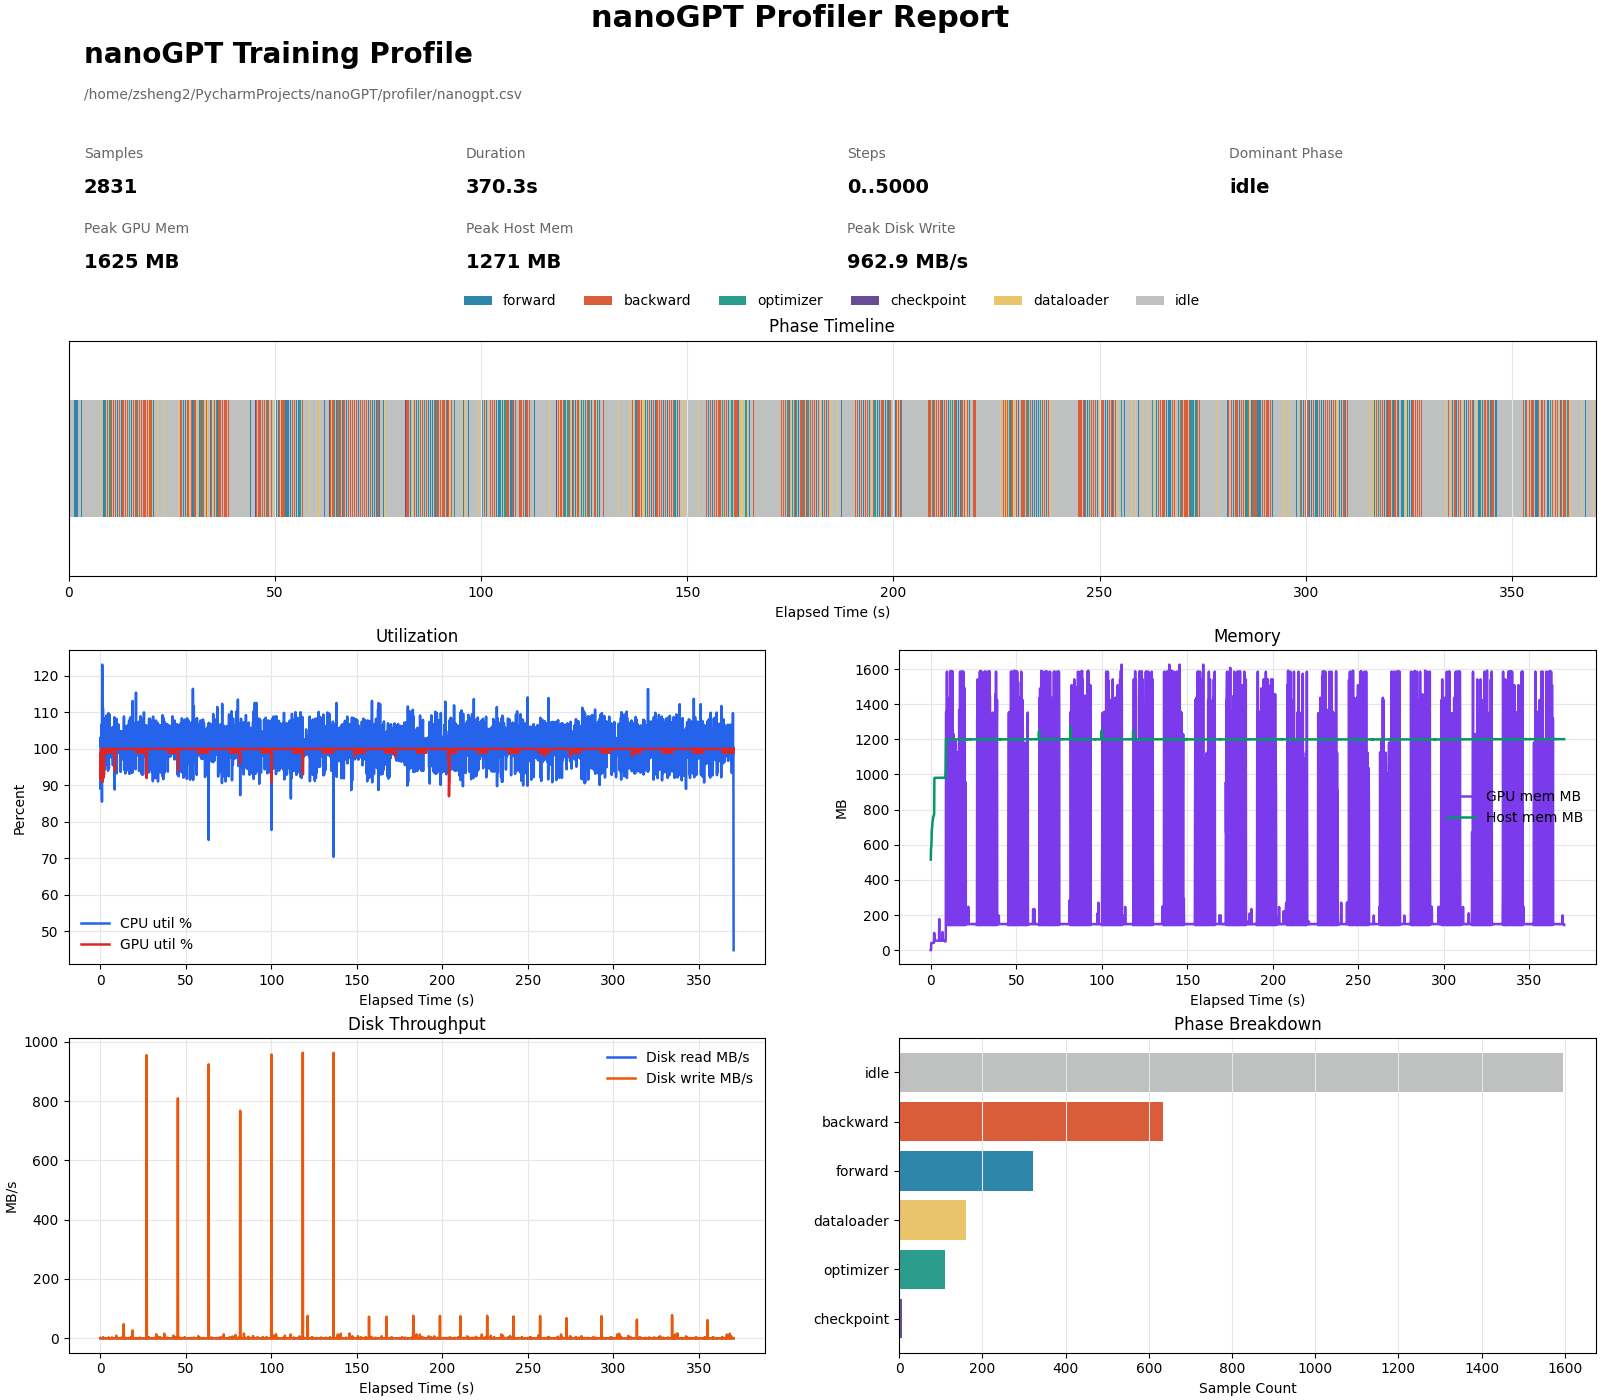
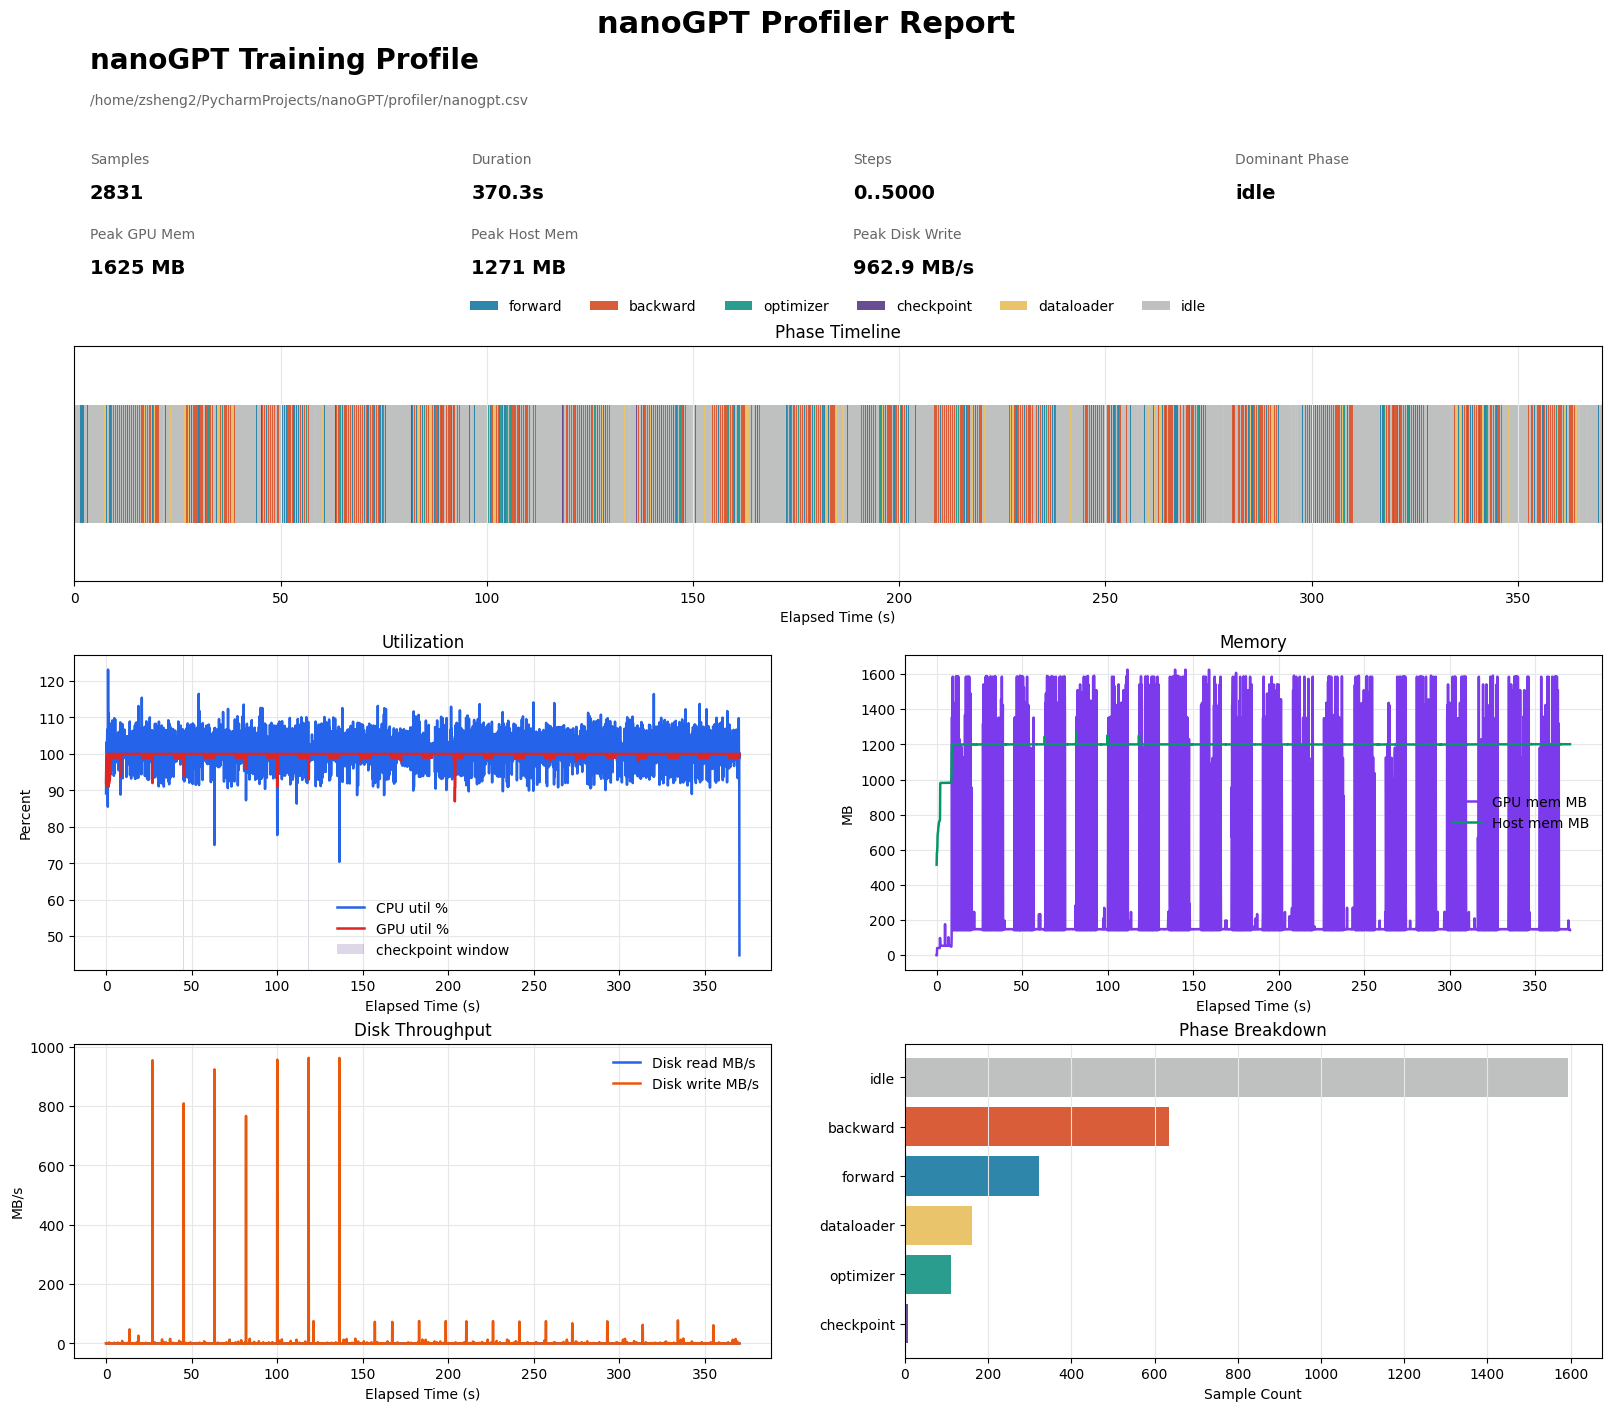
Unified diff of the notebook cell whose output changed from the first chart to the second:
--- before
+++ after
@@ -1,4 +1,13 @@
-csv_path = resolve_csv_path()
-rows = load_rows(csv_path)
-fig = plot_report(rows, csv_path)
-plt.show()
+#nanogpt
+csv_path_nanogpt = resolve_csv_path("nanogpt")
+rows_nanogpt = load_rows(csv_path_nanogpt)
+fig_nanogpt = plot_report("nanoGPT",rows_nanogpt, csv_path_nanogpt)
+fig_nanogpt.canvas.toolbar_visible = True
+fig_nanogpt.canvas.header_visible = False
+fig_nanogpt.canvas.resizable = True
+fig_nanogpt.canvas.capture_scroll = True
+display(fig_nanogpt.canvas)
+#plt.close(fig_nanogpt)
+output_path_nanogpt = csv_path_nanogpt.with_suffix('.png')
+fig_nanogpt.savefig(output_path_nanogpt, dpi=180, bbox_inches='tight')
+print(output_path_nanogpt)

Commit: feat: added gpt2 metrics